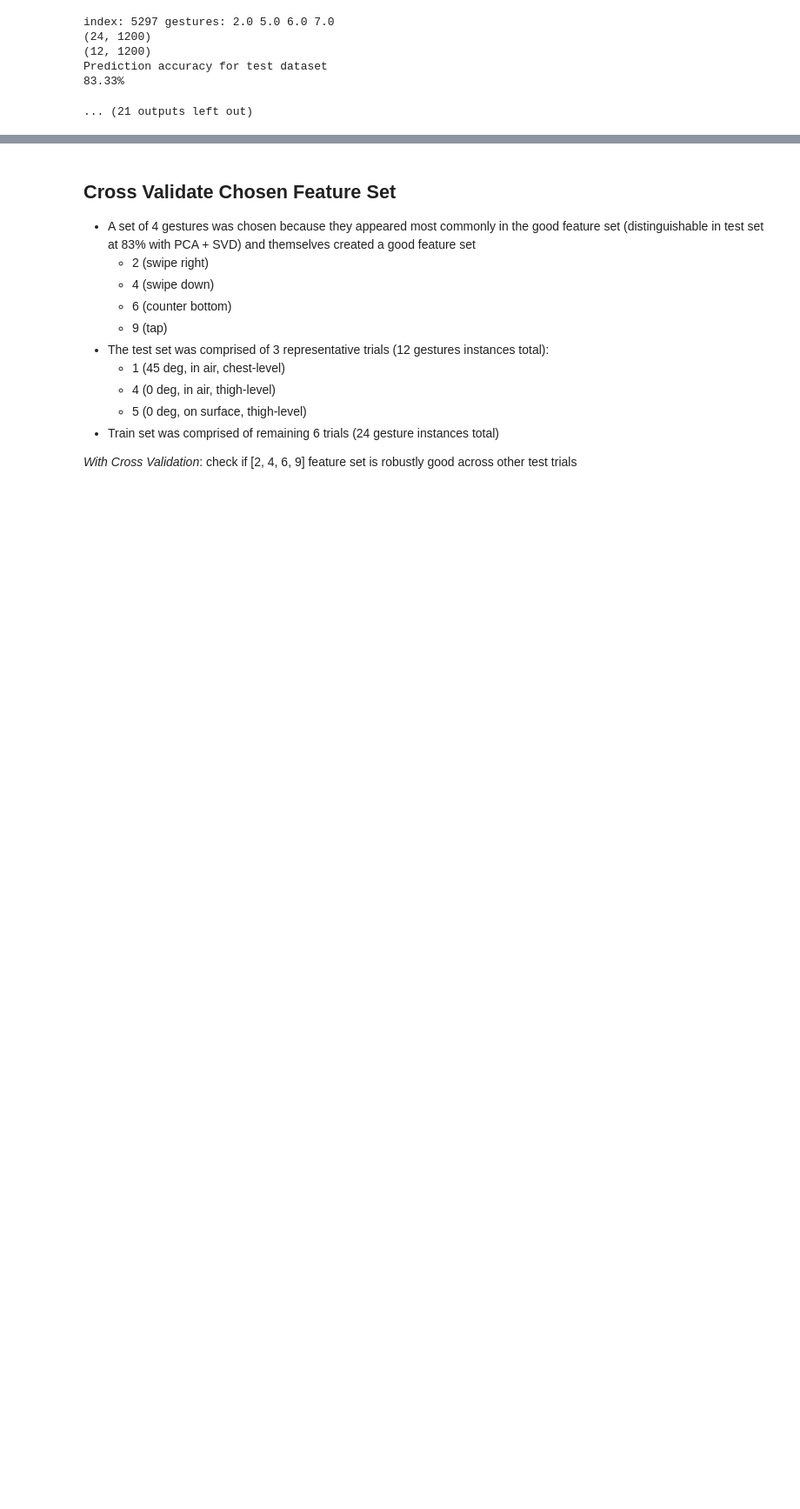
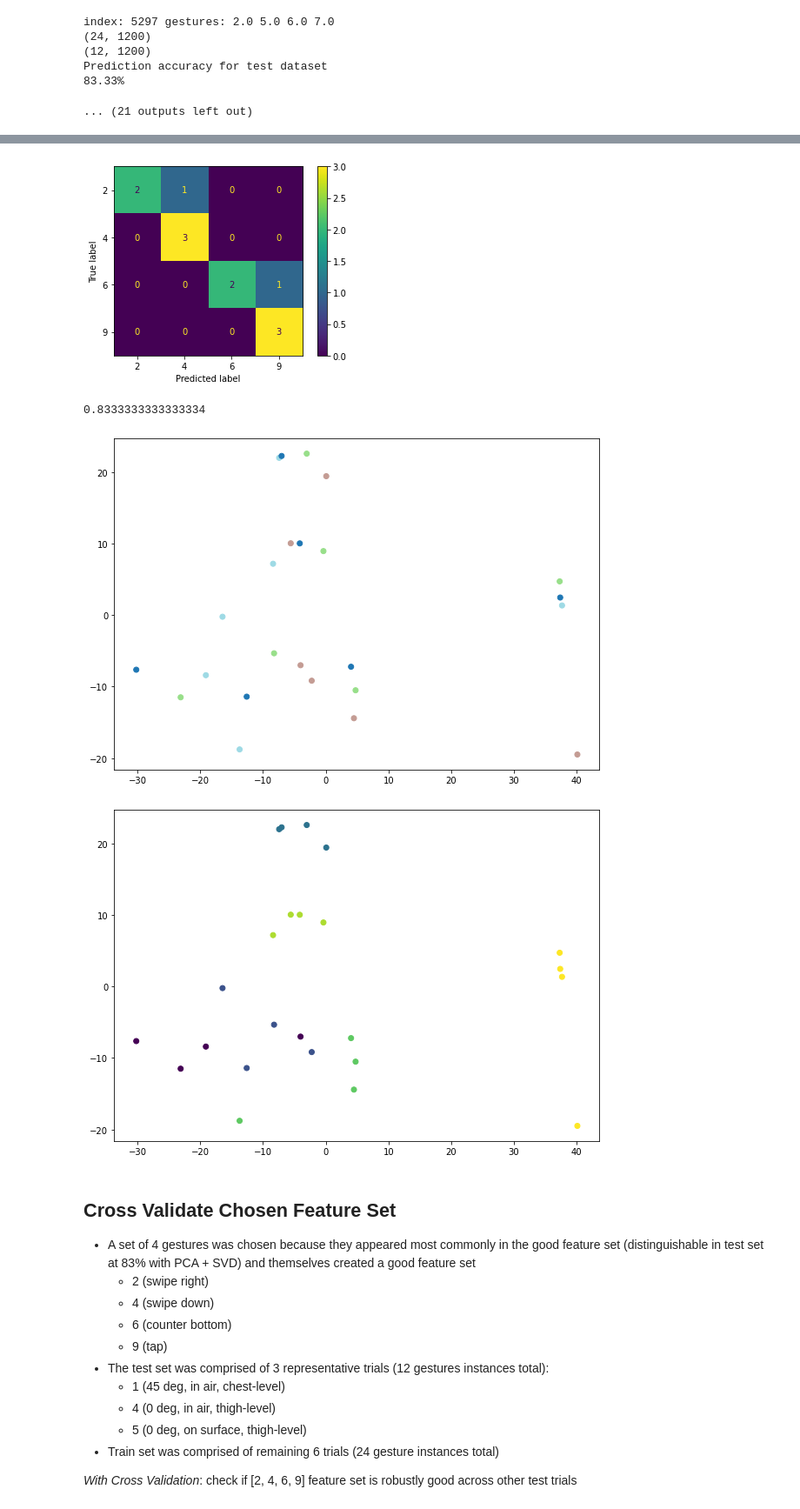
Before and after one commit to OlinSTEP/signal-processing-gesture-data-collection, a Jupyter notebook: session_3/explore_data_session_3.ipynb, the cells around one changed output, grey strips where cells are left out. Shown at 87% size. Saved outputs shown, nothing was run; the diff lists cells and outputs as text; code cells hidden in the pictures; blank space fills up the shorter version.

```diff
--- a/session_3/explore_data_session_3.ipynb
+++ b/session_3/explore_data_session_3.ipynb
@@ -656,3 +660,9 @@ index: 5297 gestures: 2.0 5.0 6.0 7.0
 Prediction accuracy for test dataset
 83.33%
 ... (21 outputs left out)
+# %%
+# for gesture set 2, 4, 6, 9
+run_pipeline_on_gesture_list(train_data, train_labels, test_data, test_labels,
+                                 gesture_list = [2, 4, 6, 9],
+                                 show_confusion=True, show_pca_gesture=True, show_pca_trial=True)
+# %% [output]
@@ -659,3 +673,7 @@ Prediction accuracy for test dataset
+[figure, added]
+0.8333333333333334
+[figure, added]
+[figure, added]
 # %% [markdown]
 ## Cross Validate Chosen Feature Set
 * A set of 4 gestures was chosen because they appeared most commonly in the good feature set (distinguishable in test set at 83% with PCA + SVD) and themselves created a good feature set
```
Also changed, not shown: parts of 7 cells of this notebook, 1 other file.
